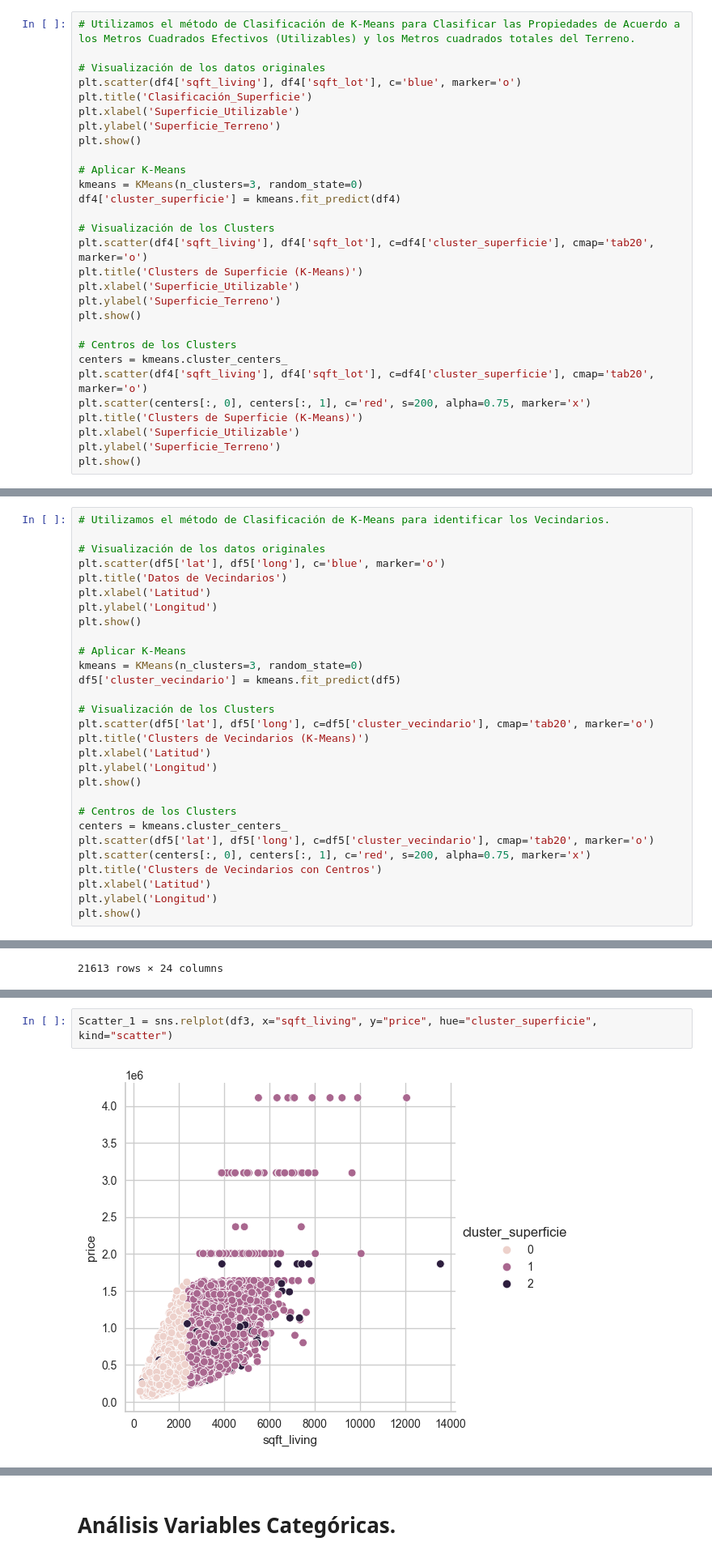
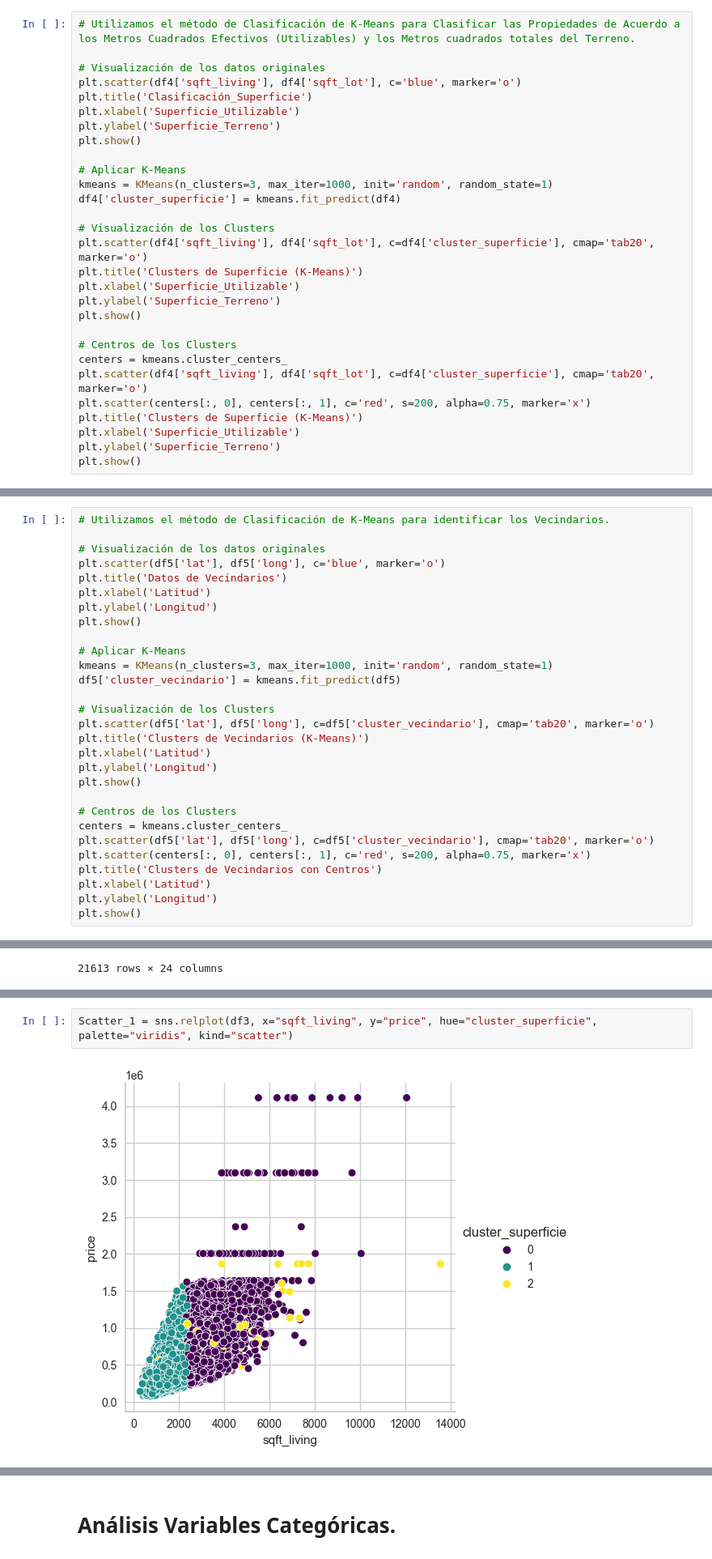
Before and after one commit to jfdonosom/Notebooks, a Jupyter notebook: Proyecto_ParteIII_+Donoso_Mendieta.ipynb, the cells around one changed output, grey strips where cells are left out. Shown at 81% size. Saved outputs shown, nothing was run; the diff lists cells and outputs as text.

```diff
--- a/Proyecto_ParteIII_+Donoso_Mendieta.ipynb
+++ b/Proyecto_ParteIII_+Donoso_Mendieta.ipynb
@@ -481,7 +481,7 @@ plt.ylabel('Superficie_Terreno')
 plt.show()
 
 # Aplicar K-Means
-kmeans = KMeans(n_clusters=3, random_state=0)
+kmeans = KMeans(n_clusters=3, max_iter=1000, init='random', random_state=1)
 df4['cluster_superficie'] = kmeans.fit_predict(df4)
 
 # Visualización de los Clusters
@@ -529,7 +529,7 @@ plt.ylabel('Longitud')
 plt.show()
 
 # Aplicar K-Means
-kmeans = KMeans(n_clusters=3, random_state=0)
+kmeans = KMeans(n_clusters=3, max_iter=1000, init='random', random_state=1)
 df5['cluster_vecindario'] = kmeans.fit_predict(df5)
 
 # Visualización de los Clusters
@@ -655,4 +655,4 @@ Scatter = sns.relplot(df3, x="sqft_living", y="price", hue="cluster_vecindario",
 # %%
-Scatter_1 = sns.relplot(df3, x="sqft_living", y="price", hue="cluster_superficie", kind="scatter")
+Scatter_1 = sns.relplot(df3, x="sqft_living", y="price", hue="cluster_superficie", palette="viridis", kind="scatter")
 # %% [output]
-[figure, old version]
+[figure, new version]
```
Also changed, not shown: parts of 53 cells of this notebook.
